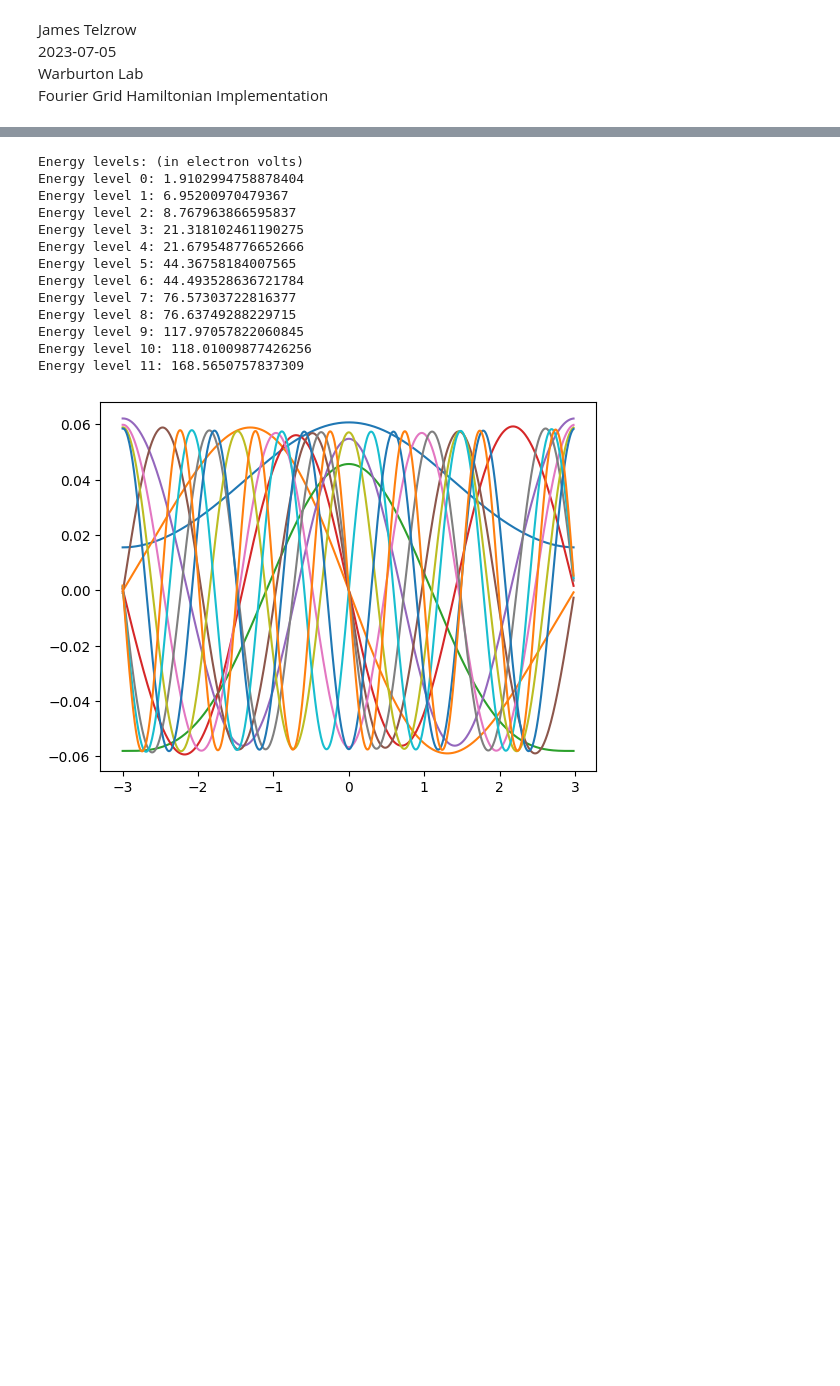
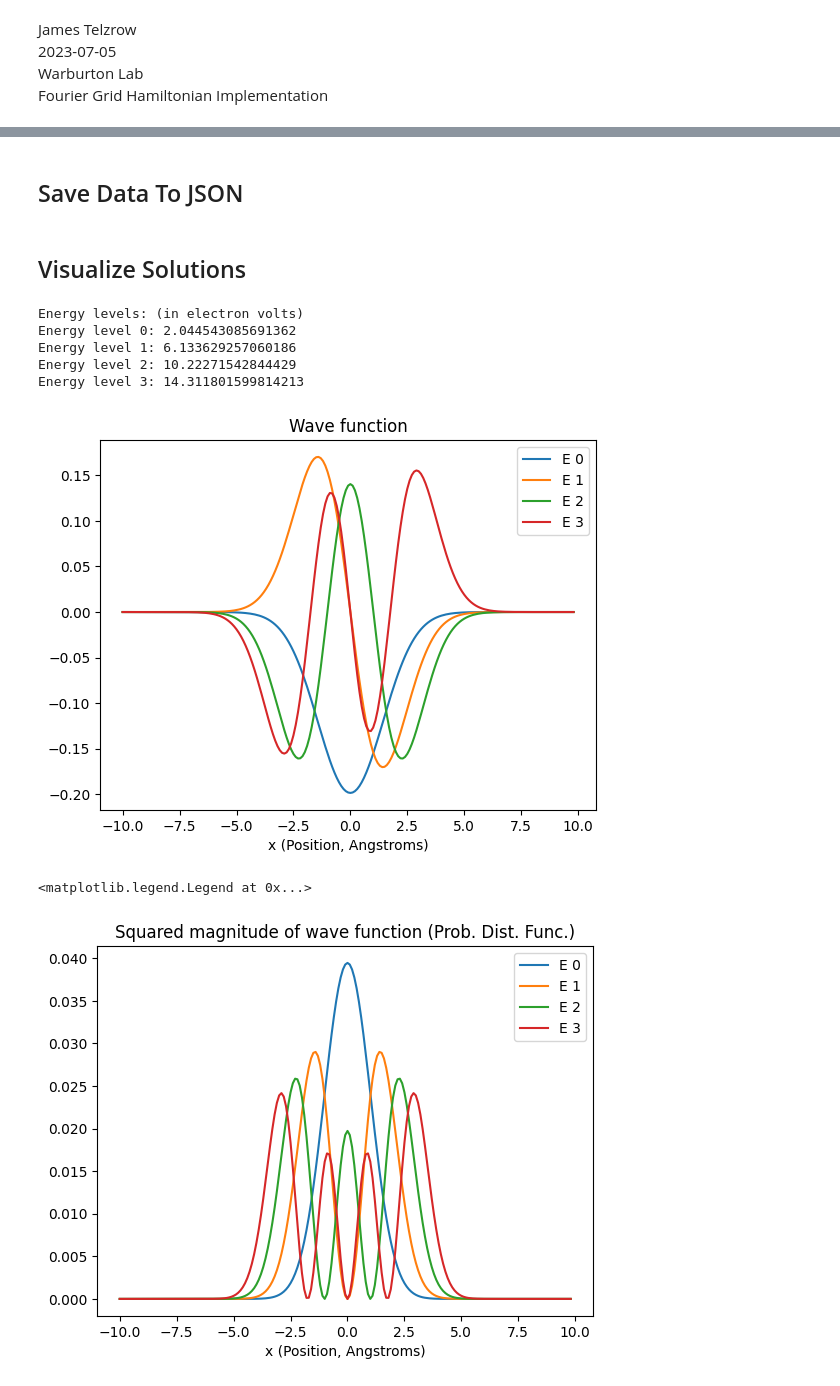
Before and after one commit to Warburton-Lab/schrodinger_notebooks, a Jupyter notebook: fourier_grid_hamiltonian.ipynb, the cells around one changed output, grey strips where cells are left out. Cells and saved outputs as stored; diff of their text form; code cells hidden in the pictures; blank space fills up the shorter version.

Commit message:
Add text descriptions of notebook functionality, improve graphing, and confirm units and algorithm implementation are correct

```diff
--- a/fourier_grid_hamiltonian.ipynb
+++ b/fourier_grid_hamiltonian.ipynb
@@ -34,6 +83,11 @@ if read_from_json:
 # %%
 if read_from_json:
-    raise RuntimeError('You are running a cell which creates variables for parameter values using supplied literals (NOT from a json file). However, read_from_json is True, indicating that you instead wish to use values saved in a json file. To run this cell, set read_from_json to False in the cell above.')
+    raise RuntimeError('You are running a cell which creates variables for '
+                       'parameter values using supplied literals (NOT from a '
+                       'json file). However, read_from_json is True, '
+                       'indicating that you instead wish to use values saved '
+                       'in a json file. To run this cell, set read_from_json '
+                       'to False in the cell above.')
 
 # A list of potential energy datapoints. The first element in each
 # datapoint should be a position on the x-axis (in Angstroms) and the
@@ -55,17 +109,17 @@ potential_energy_data = [
 
 # The interval on which the wavefunctions will be found (on the x-axis,
 # in Angstroms)
-interval_for_sol = [-3, 3]
+interval_for_sol = [-10, 10]
 # The indices of the energy levels for which to plot wavefunctions, from
 # a zero-indexed list of energy levels (in electron volts) sorted by
 # increasing magnitude.
-energy_levels_to_plot = [0, 1, 2, 3, 4, 5, 6, 7, 8, 9, 10, 11]
+energy_levels_to_plot = [0, 1, 2, 3, ]
 
 # The mass of the particle, in atomic units
 mass = 0.0005
 # The magnitude of the difference between adjacent points on the x-axis
 # at which the wavefunction values will be computed, in Angstroms
-step_size = 0.01
+step_size = 0.1
 
 # Indicates whether the calculated data should be stored in a json file,
 # so it can be later re-opened by this notebook without time-consuming
@@ -183,2 +285,4 @@ def compute_conjugate_hamiltonian_element(coords):
+# %% [markdown]
+## Save Data To JSON
 # %%
 if read_from_json:
@@ -226,33 +320,50 @@ hamiltonian_eigenvects = hamiltonian_eig[1]
+# %% [markdown]
+## Visualize Solutions
 # %%
 import matplotlib.pyplot as plt
 
 # Plot the solutions for the specified energy levels. Note that the
 # energy levels returned by linalg.eig aren't ordered from smallest to
 # largest by magnitude. Thus we use argsort to find the permutation of
 # indices that would rearrange the energy levels in this way, and then
 # we use these indices to find the corresponding eigenvectors for the
 # specified energy levels. Then we plot the components of these
 # eigenvectors.
 # Also, print the amount of energy the particle has at each energy
 # level.
 print('Energy levels: (in electron volts)')
-for e_lvl, eigenval_index in enumerate(hamiltonian_eigenvals.argsort().take(energy_levels_to_plot)):
+
+srt_ham_egv = hamiltonian_eigenvals.argsort()
+
+for e_lvl, egv_index in enumerate(srt_ham_egv.take(energy_levels_to_plot)):
     # Convert Joules to electron volts
-    print('Energy level {}: {}'.format(e_lvl, abs(hamiltonian_eigenvals[eigenval_index]*6.241_509_074e18)))
+    print('Energy level {}: {}'
+          .format(e_lvl, abs(hamiltonian_eigenvals[egv_index] *
+                             6.241_509_074e18)))
     # Convert meters to Angstroms
-    plt.plot(grid_points * 1e10, hamiltonian_eigenvects[:, eigenval_index])
+    plt.plot(grid_points * 1e10,
+             hamiltonian_eigenvects[:, egv_index], label='E {}'.format(e_lvl))
+
+plt.xlabel('x (Position, Angstroms)')
+plt.title('Wave function')
+plt.legend()
+plt.show()
+
+for e_lvl, egv_index in enumerate(srt_ham_egv.take(energy_levels_to_plot)):
+    # Convert meters to Angstroms
+    plt.plot(grid_points * 1e10,
+             hamiltonian_eigenvects[:, egv_index]**2,
+             label='E {}'.format(e_lvl))
+
+plt.xlabel('x (Position, Angstroms)')
+plt.title('Squared magnitude of wave function (Prob. Dist. Func.)')
+plt.legend()
 # %% [output]
 Energy levels: (in electron volts)
-Energy level 0: 1.9102994758878404
-Energy level 1: 6.95200970479367
-Energy level 2: 8.767963866595837
-Energy level 3: 21.318102461190275
-Energy level 4: 21.679548776652666
-Energy level 5: 44.36758184007565
-Energy level 6: 44.493528636721784
-Energy level 7: 76.57303722816377
-Energy level 8: 76.63749288229715
-Energy level 9: 117.97057822060845
-Energy level 10: 118.01009877426256
-Energy level 11: 168.5650757837309
+Energy level 0: 2.044543085691362
+Energy level 1: 6.133629257060186
+Energy level 2: 10.22271542844429
+Energy level 3: 14.311801599814213
-[figure, old version]
+[figure, new version]
+<matplotlib.legend.Legend at 0x...>
+[figure, added]
```
Also changed, not shown: parts of 13 cells of this notebook.
